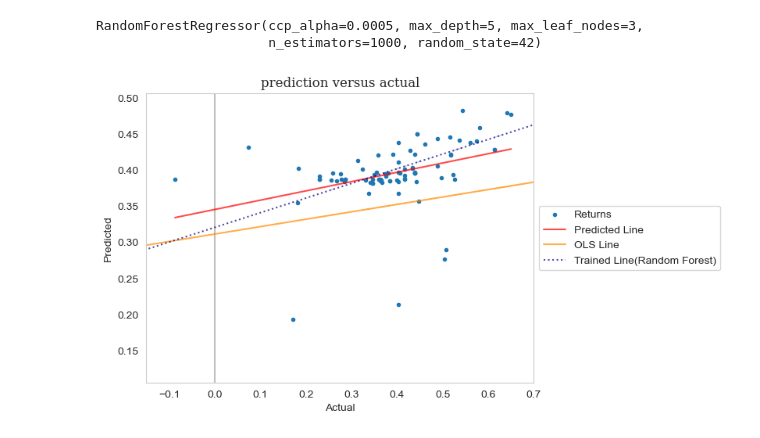
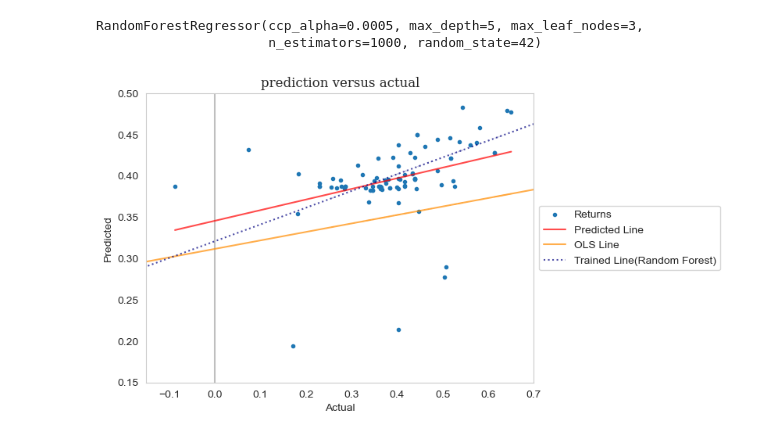
Before and after one commit to Tommylee1013/IndustrialMathematics, a Jupyter notebook: Projects/Regression.ipynb, the cells around one changed output. Saved outputs shown, nothing was run; the diff lists cells and outputs as text; code cells hidden in the pictures.

```diff
--- a/Projects/Regression.ipynb
+++ b/Projects/Regression.ipynb
@@ -424,20 +425,21 @@ RandomForestRegressor(ccp_alpha=0.0005, max_depth=5, max_leaf_nodes=3,
 # %%
 import seaborn as sns
 
 beta, alpha = np.polyfit(x = y_test, y = y_pred , deg = 1)
 beta_1, alpha_1 = np.polyfit(x = y_train, y = rf_regressor.predict(X_train) , deg = 1)
 plt.axvline(0, color = 'grey', alpha = 0.5)
 
 plt.scatter(y_test , y_pred , label = 'Returns', marker = '.')
 sns.lineplot(x = y_test, y = alpha + y_test * beta, color = 'red', label = 'Predicted Line', alpha = 0.7)
 sns.lineplot(x = y, y = -linear_model.params[0]/2 + y * linear_model.params[1], color = 'darkorange', label = 'OLS Line', alpha = 0.7)
 sns.lineplot(x = y_train, y = alpha_1 + y_train * beta_1, color = 'navy', label = 'Trained Line(Random Forest)', alpha = 0.7, ls = ':')
 plt.legend(loc = 'center left', bbox_to_anchor = (1, 0.5))
 plt.grid(False)
 plt.xlabel('Actual')
 plt.ylabel('Predicted')
 plt.title('prediction versus actual', fontfamily = 'Serif')
 plt.xlim([-0.15,0.7])
+plt.ylim([0.15,0.5])
 plt.show()
 # %% [output]
-[figure, old version]
+[figure, new version]
```
Also changed, not shown: parts of 1 cell of this notebook.
